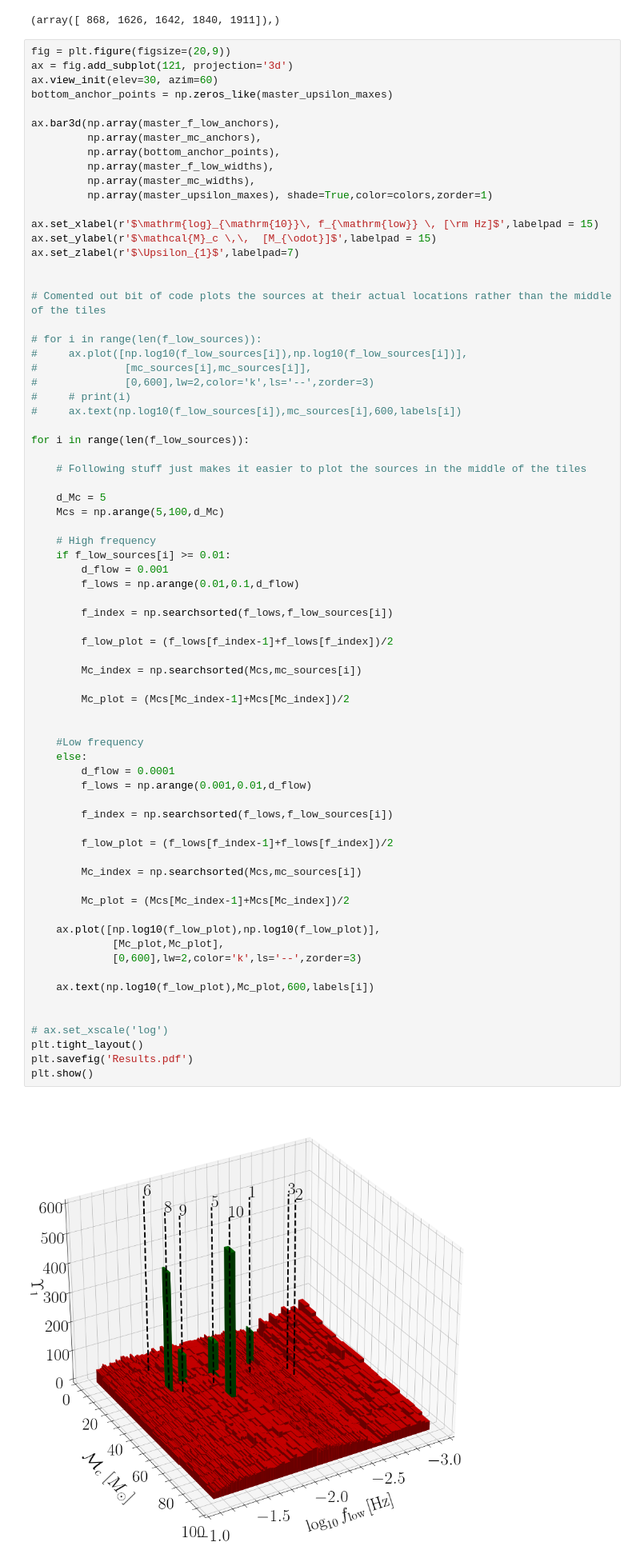
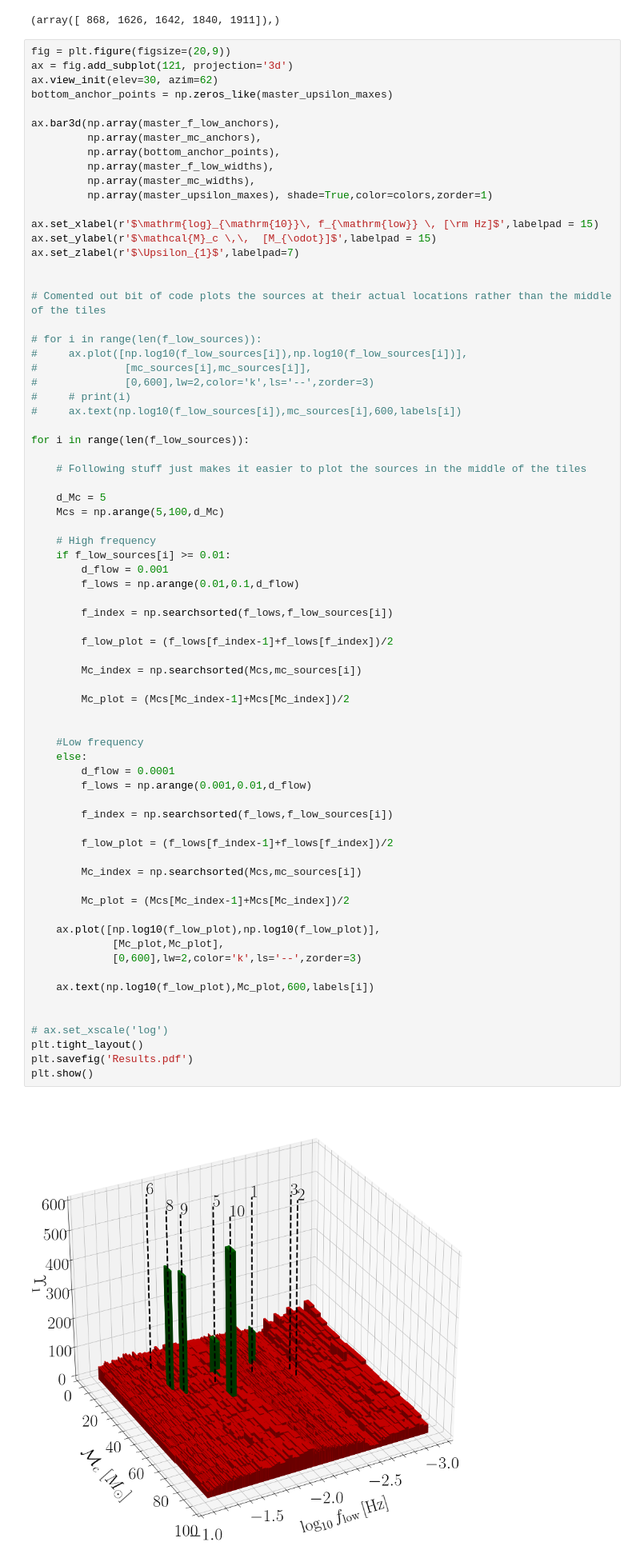
Before and after one commit to dig07/Yorsh-End-to-end-search, a Jupyter notebook: Fig1a/Visualiser.ipynb, the cells around one changed output. Shown: that part at 80% size. Drawn from its saved outputs; the diff is of its cells as text.

```diff
--- a/Fig1a/Visualiser.ipynb
+++ b/Fig1a/Visualiser.ipynb
@@ -194,7 +214,7 @@ np.where(np.array(master_upsilon_maxes)>90)
 # %%
 fig = plt.figure(figsize=(20,9))
 ax = fig.add_subplot(121, projection='3d')
-ax.view_init(elev=30, azim=60)
+ax.view_init(elev=30, azim=62)
 bottom_anchor_points = np.zeros_like(master_upsilon_maxes)
 
 ax.bar3d(np.array(master_f_low_anchors),
@@ -237,34 +257,34 @@ for i in range(len(f_low_sources)):
         Mc_index = np.searchsorted(Mcs,mc_sources[i])
 
         Mc_plot = (Mcs[Mc_index-1]+Mcs[Mc_index])/2
 
 
     #Low frequency
     else:
         d_flow = 0.0001
         f_lows = np.arange(0.001,0.01,d_flow)
 
         f_index = np.searchsorted(f_lows,f_low_sources[i])
 
         f_low_plot = (f_lows[f_index-1]+f_lows[f_index])/2
 
         Mc_index = np.searchsorted(Mcs,mc_sources[i])
 
         Mc_plot = (Mcs[Mc_index-1]+Mcs[Mc_index])/2
 
     ax.plot([np.log10(f_low_plot),np.log10(f_low_plot)],
              [Mc_plot,Mc_plot],
              [0,600],lw=2,color='k',ls='--',zorder=3)
 
     ax.text(np.log10(f_low_plot),Mc_plot,600,labels[i])
 
 
 # ax.set_xscale('log')
 plt.tight_layout()
 plt.savefig('Results.pdf')
 plt.show()
 # %% [output]
-[figure, old version]
+[figure, new version]
 # %%
 fig = plt.figure(figsize=(15,7))
 
```
Also changed, not shown: parts of 4 cells of this notebook, 3 other files.
